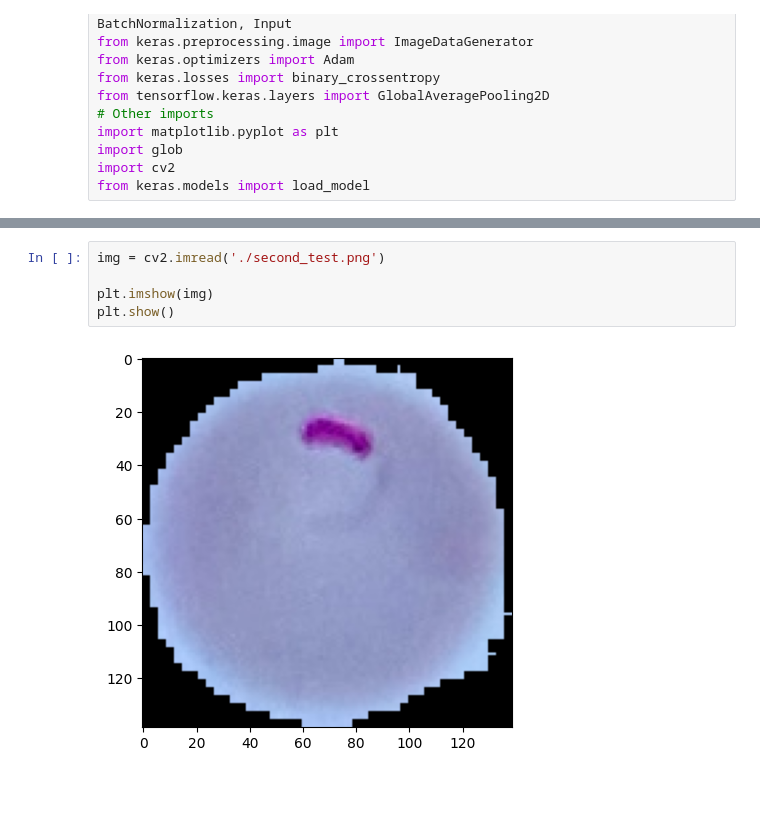
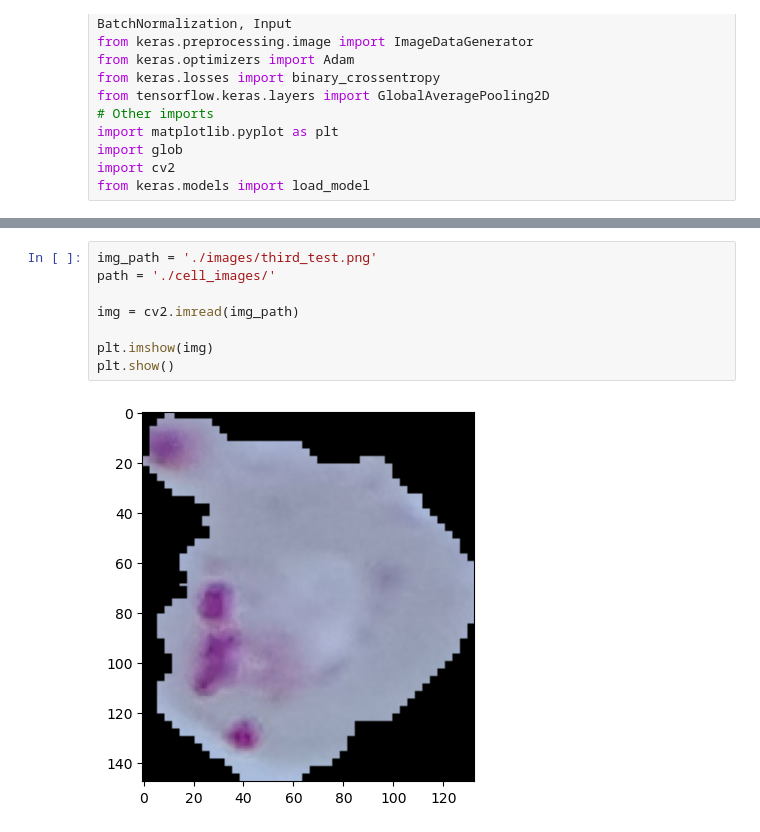
Before and after one commit to anupam413/malaria_cell_classification, a Jupyter notebook: Class Activation Map(CAM).ipynb, the cells around one changed output, grey strips where cells are left out. Drawn from its saved outputs; the diff is of its cells as text; blank space fills up the shorter version.

```diff
--- a/Class Activation Map(CAM).ipynb
+++ b/Class Activation Map(CAM).ipynb
@@ -59,8 +59,11 @@ ________________________________________________________________________________
 # %%
-img = cv2.imread('./second_test.png')
+img_path = './images/third_test.png'
+path = './cell_images/'
+
+img = cv2.imread(img_path)
 
 plt.imshow(img)
 plt.show()
 # %% [output]
-[figure, old version]
+[figure, new version]
 # %%
```
Also changed, not shown: parts of 20 cells of this notebook, 2 other files.
